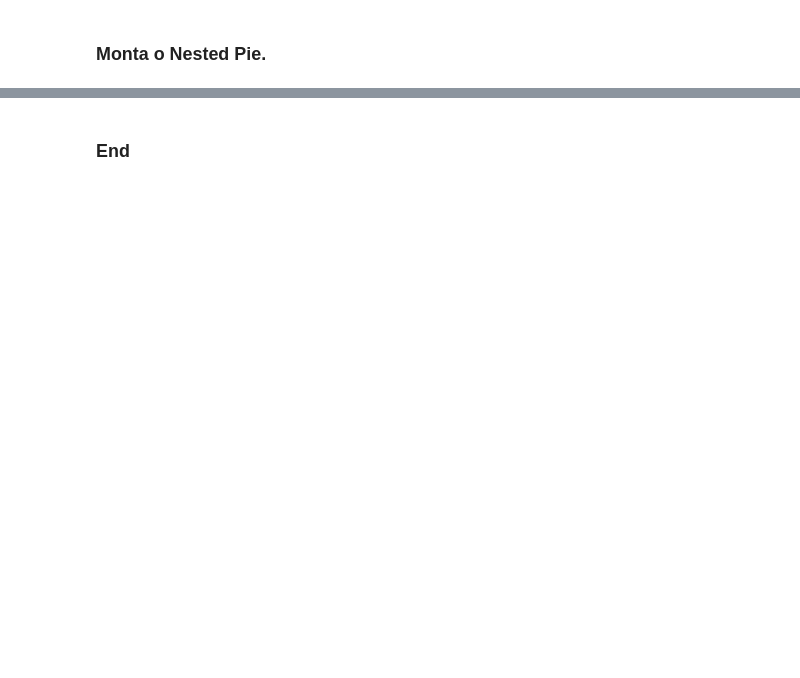
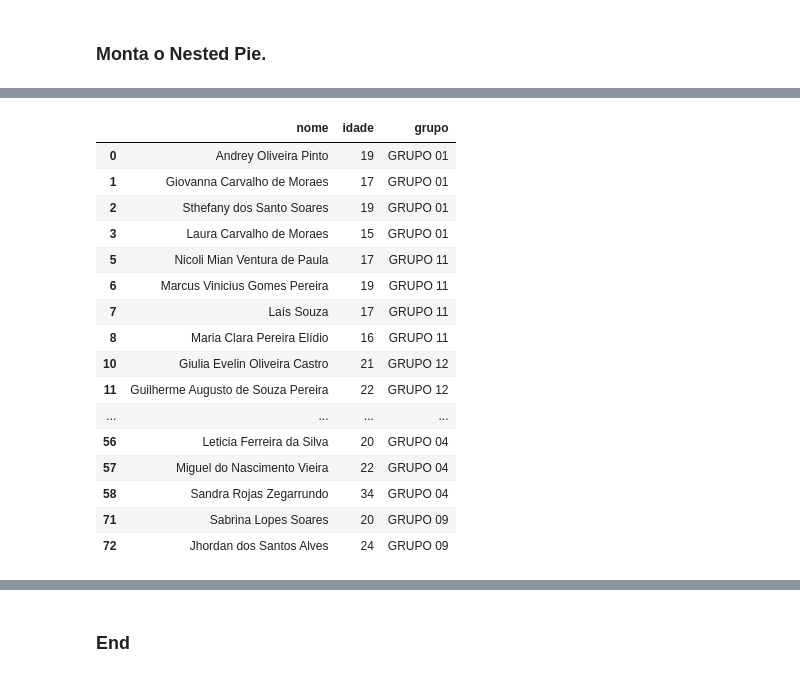
Before and after one commit to jmsimao/DCTI-Hackathon-2024, a Jupyter notebook: Hackathon 2024 - Grupos.ipynb, the cells around one changed output, grey strips where cells are left out. Cells and saved outputs as stored; diff of their text form; code cells hidden in the pictures; blank space fills up the shorter version.

```diff
--- a/Hackathon 2024 - Grupos.ipynb
+++ b/Hackathon 2024 - Grupos.ipynb
@@ -861,0 +879,23 @@ innerPie()
+# %%
+insGrp=ins[(ins['grupo']!='N')][['nome','idade','grupo']]
+insGrp.groupby(['grupo','idade'])[['grupo','idade']].count()
+insGrp.reset_index()
+insGrp
+# %% [output]
+|  | nome | idade | grupo |
+| 0 | Andrey Oliveira Pinto | 19 | GRUPO 01 |
+| 1 | Giovanna Carvalho de Moraes | 17 | GRUPO 01 |
+| 2 | Sthefany dos Santo Soares | 19 | GRUPO 01 |
+| 3 | Laura Carvalho de Moraes | 15 | GRUPO 01 |
+| 5 | Nicoli Mian Ventura de Paula | 17 | GRUPO 11 |
+| 6 | Marcus Vinicius Gomes Pereira | 19 | GRUPO 11 |
+| 7 | Laís Souza | 17 | GRUPO 11 |
+| 8 | Maria Clara Pereira Elídio | 16 | GRUPO 11 |
+| 10 | Giulia Evelin Oliveira Castro | 21 | GRUPO 12 |
+| 11 | Guilherme Augusto de Souza Pereira | 22 | GRUPO 12 |
+| ... | ... | ... | ... |
+| 56 | Leticia Ferreira da Silva | 20 | GRUPO 04 |
+| 57 | Miguel do Nascimento Vieira | 22 | GRUPO 04 |
+| 58 | Sandra Rojas Zegarrundo | 34 | GRUPO 04 |
+| 71 | Sabrina Lopes Soares | 20 | GRUPO 09 |
+| 72 | Jhordan dos Santos Alves | 24 | GRUPO 09 |
```
Also changed, not shown: parts of 16 cells of this notebook, 27 other files.
